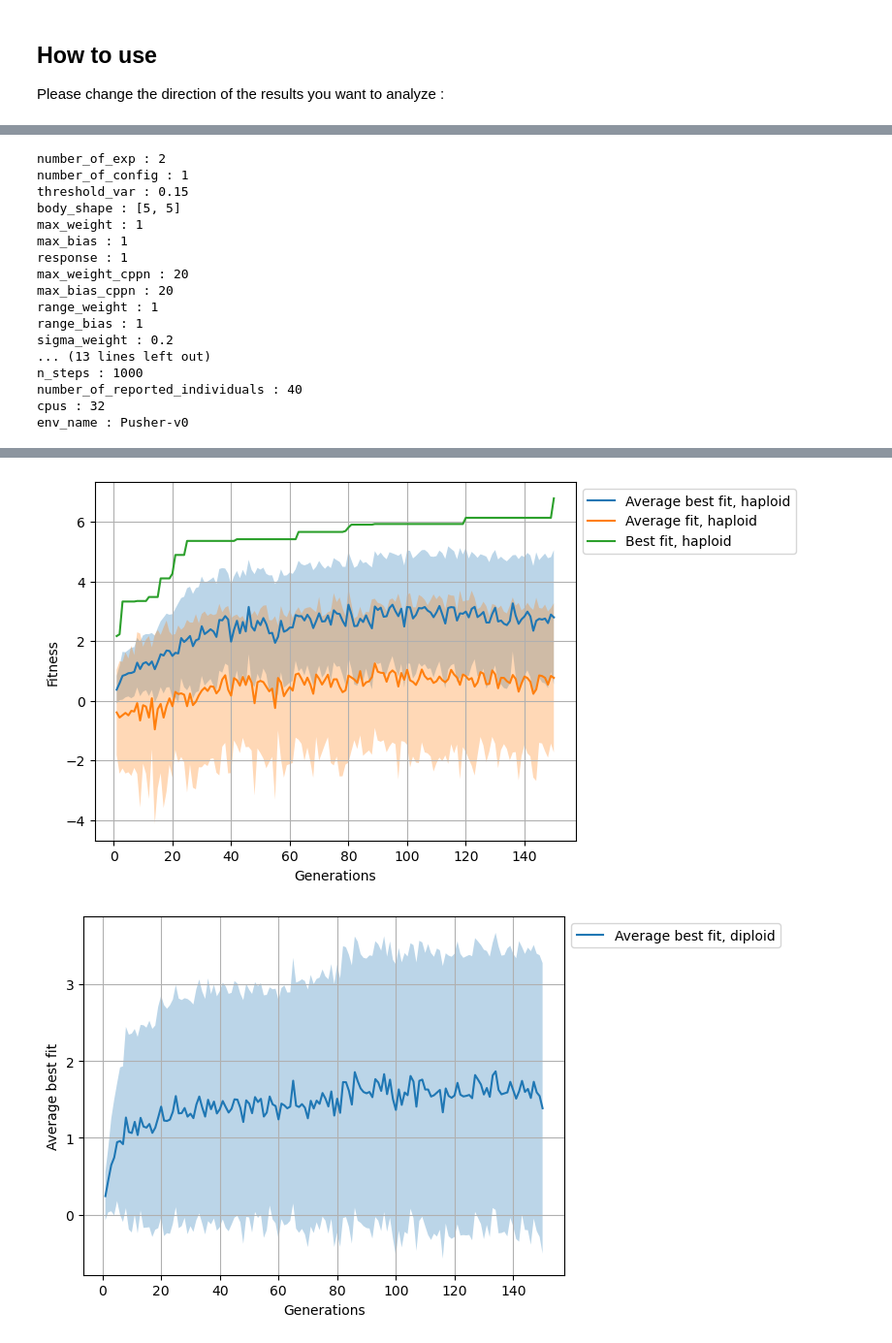
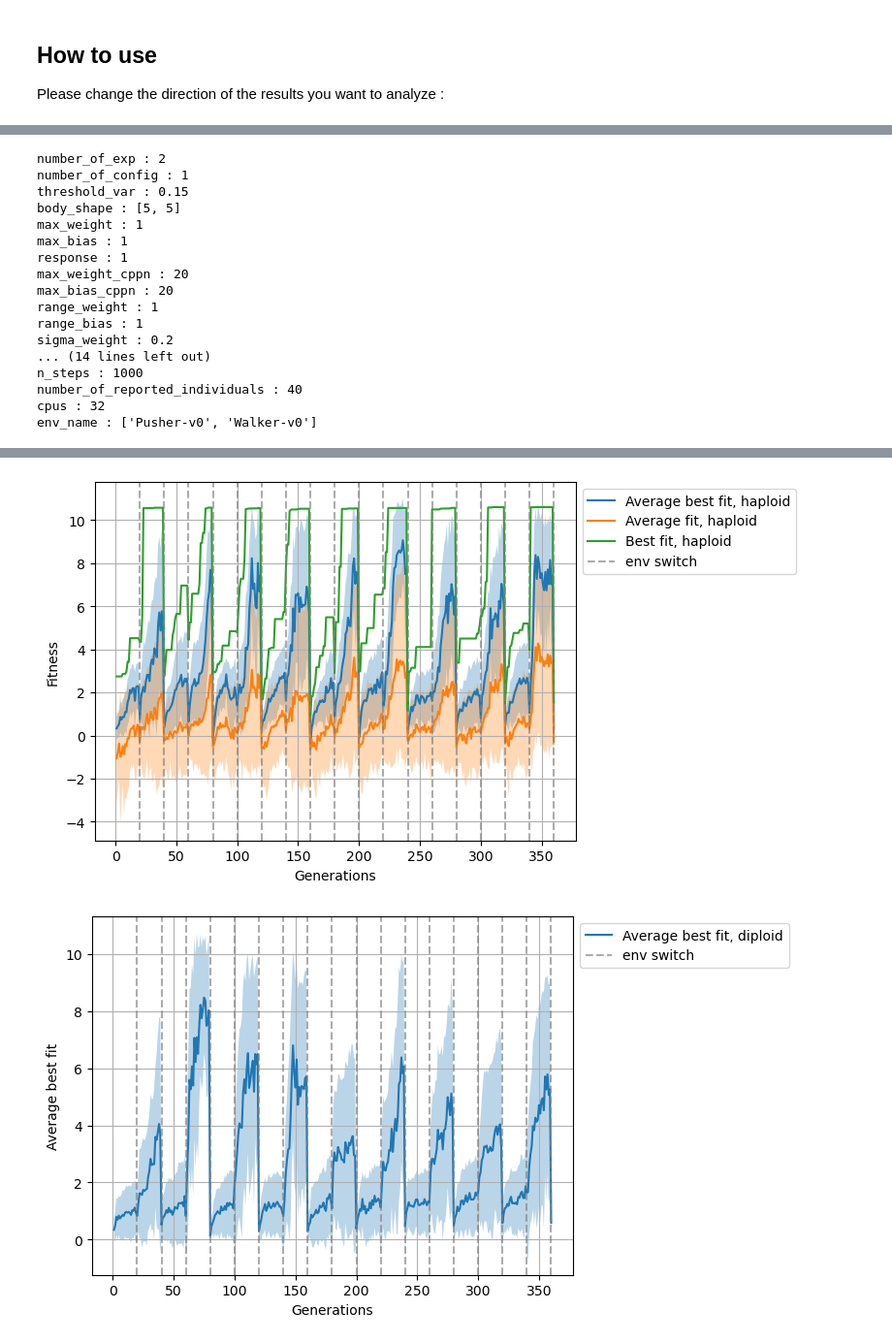
Before and after one commit to matteovacher/sgr-ecs-matteo, a Jupyter notebook: results_analysis/analysis6.ipynb, the cells around one changed output, grey strips where cells are left out. Shown at 97% size. Saved outputs shown, nothing was run; the diff lists cells and outputs as text; code cells hidden in the pictures.

```diff
--- a/results_analysis/analysis6.ipynb
+++ b/results_analysis/analysis6.ipynb
@@ -19,13 +19,25 @@ file = get_local_file()
 
 local_dir = os.path.dirname(os.path.dirname(file))
 sys.path.append(local_dir)
+
+
+def add_env_switch_lines(config, generations, label='env switch'):
+    """Trace une ligne verticale a chaque generation de changement d'env.
+    Ne fait rien si 'switch' n'est pas dans le config (safe pour les expes a env fixe)."""
+    if 'switch' not in config:
+        return
+    switch = config['switch']
+    max_gen = int(np.max(generations))
+    for j, g in enumerate(range(switch, max_gen + 1, switch)):
+        plt.axvline(x=g, color='grey', linestyle='--', alpha=0.65,
+                    label=label if j == 0 else None)
 # %% [markdown]
 ## How to use
 
 Please change the direction of the results you want to analyze :
 # %%
 # to change
-path = 'severalexp14'
+path = 'changingenv1'
 number = 1
 # end of to change
 
@@ -141,6 +153,7 @@ for k in range(haploid_data_config['number_of_config']) :
         plt.xlabel('Generations')
         plt.ylabel('Average best fit')
         plt.grid(True, which = 'both')
+        add_env_switch_lines(data_config, generations)
         plt.legend(bbox_to_anchor=(1,1), loc = 'upper left')
         plt.show()
 
@@ -148,6 +161,7 @@ for k in range(haploid_data_config['number_of_config']) :
         plt.xlabel('Generations')
         plt.ylabel('Best fit')
         plt.grid(True, which = 'both')
+        add_env_switch_lines(data_config, generations)
         plt.legend(bbox_to_anchor=(1,1), loc = 'upper left')
         plt.show()
 
@@ -156,6 +170,7 @@ for k in range(haploid_data_config['number_of_config']) :
         plt.xlabel('Generations')
         plt.ylabel('Average fit')
         plt.grid(True, which = 'both')
+        add_env_switch_lines(data_config, generations)
         plt.legend(bbox_to_anchor=(1,1), loc = 'upper left')
         plt.show()
 
@@ -167,6 +182,7 @@ for k in range(haploid_data_config['number_of_config']) :
         plt.xlabel('Generations')
         plt.ylabel('Fitness')
         plt.grid(True, which = 'both')
+        add_env_switch_lines(data_config, generations)
         plt.legend(bbox_to_anchor=(1,1), loc = 'upper left')
         plt.show()
 
@@ -211,6 +227,7 @@ for k in range(haploid_data_config['number_of_config']) :
         plt.xlabel('Generations')
         plt.ylabel('Average best fit')
         plt.grid(True, which = 'both')
+        add_env_switch_lines(data_config, generations)
         plt.legend(bbox_to_anchor=(1,1), loc = 'upper left')
         plt.show()
 
@@ -218,6 +235,7 @@ for k in range(haploid_data_config['number_of_config']) :
         plt.xlabel('Generations')
         plt.ylabel('Best fit')
         plt.grid(True, which = 'both')
+        add_env_switch_lines(data_config, generations)
         plt.legend(bbox_to_anchor=(1,1), loc = 'upper left')
         plt.show()
 
@@ -226,6 +244,7 @@ for k in range(haploid_data_config['number_of_config']) :
         plt.xlabel('Generations')
         plt.ylabel('Average fit')
         plt.grid(True, which = 'both')
+        add_env_switch_lines(data_config, generations)
         plt.legend(bbox_to_anchor=(1,1), loc = 'upper left')
         plt.show()
 
@@ -237,6 +256,7 @@ for k in range(haploid_data_config['number_of_config']) :
         plt.xlabel('Generations')
         plt.ylabel('Fitness')
         plt.grid(True, which = 'both')
+        add_env_switch_lines(data_config, generations)
         plt.legend(bbox_to_anchor=(1,1), loc = 'upper left')
         plt.show()
 
@@ -247,6 +267,7 @@ for k in range(haploid_data_config['number_of_config']) :
         plt.xlabel('Generations')
         plt.ylabel('Fitness')
         plt.grid(True, which = 'both')
+        add_env_switch_lines(data_config, generations)
         plt.legend(bbox_to_anchor=(1,1), loc = 'upper left')
         plt.show()
 
@@ -267,8 +288,8 @@ max_bias_cppn : 20
 range_weight : 1
 range_bias : 1
 sigma_weight : 0.2
-... (13 lines left out)
+... (14 lines left out)
 n_steps : 1000
 number_of_reported_individuals : 40
 cpus : 32
-env_name : Pusher-v0
+env_name : ['Pusher-v0', 'Walker-v0']
@@ -278,2 +299,2 @@ env_name : Pusher-v0
-[figure, old version]
+[figure, new version]
-[figure, old version]
+[figure, new version]
```
Also changed, not shown: parts of 4 cells of this notebook, 3 other files.
